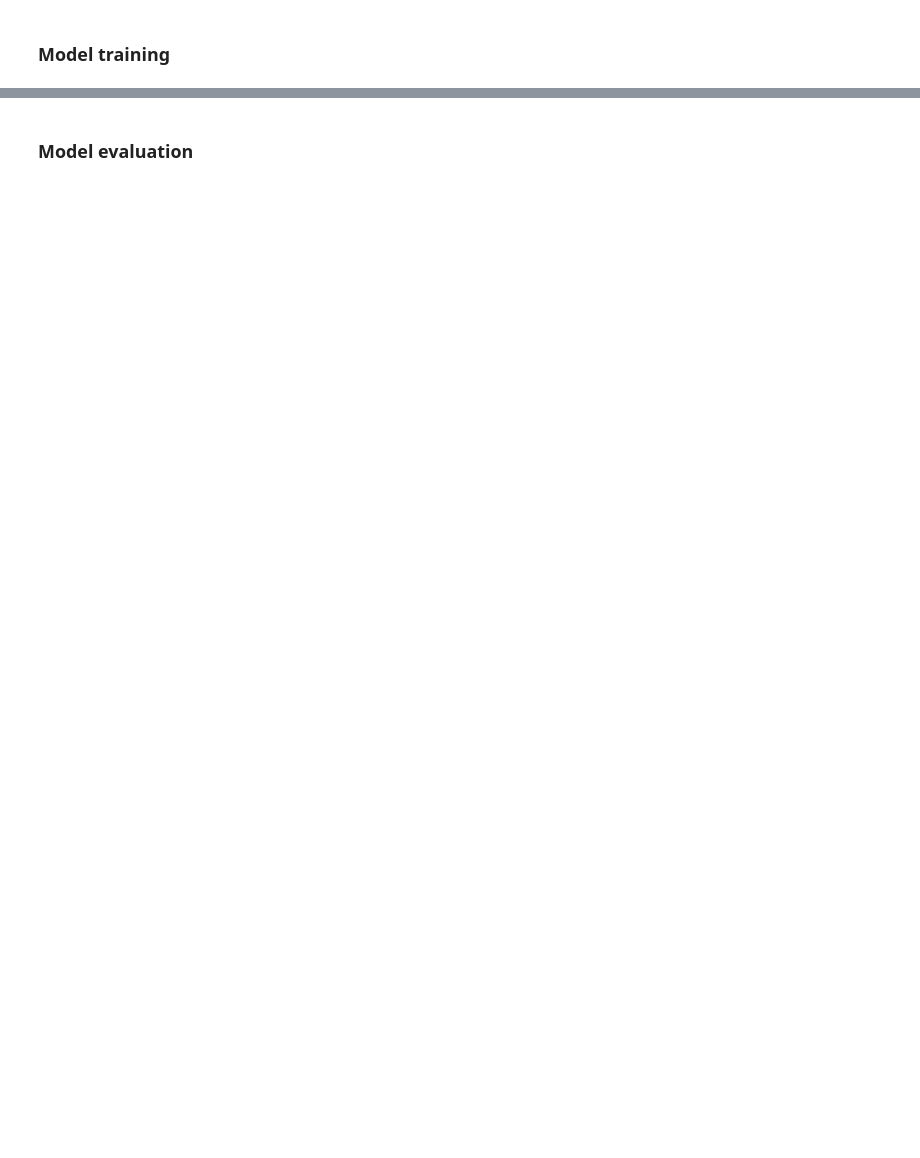
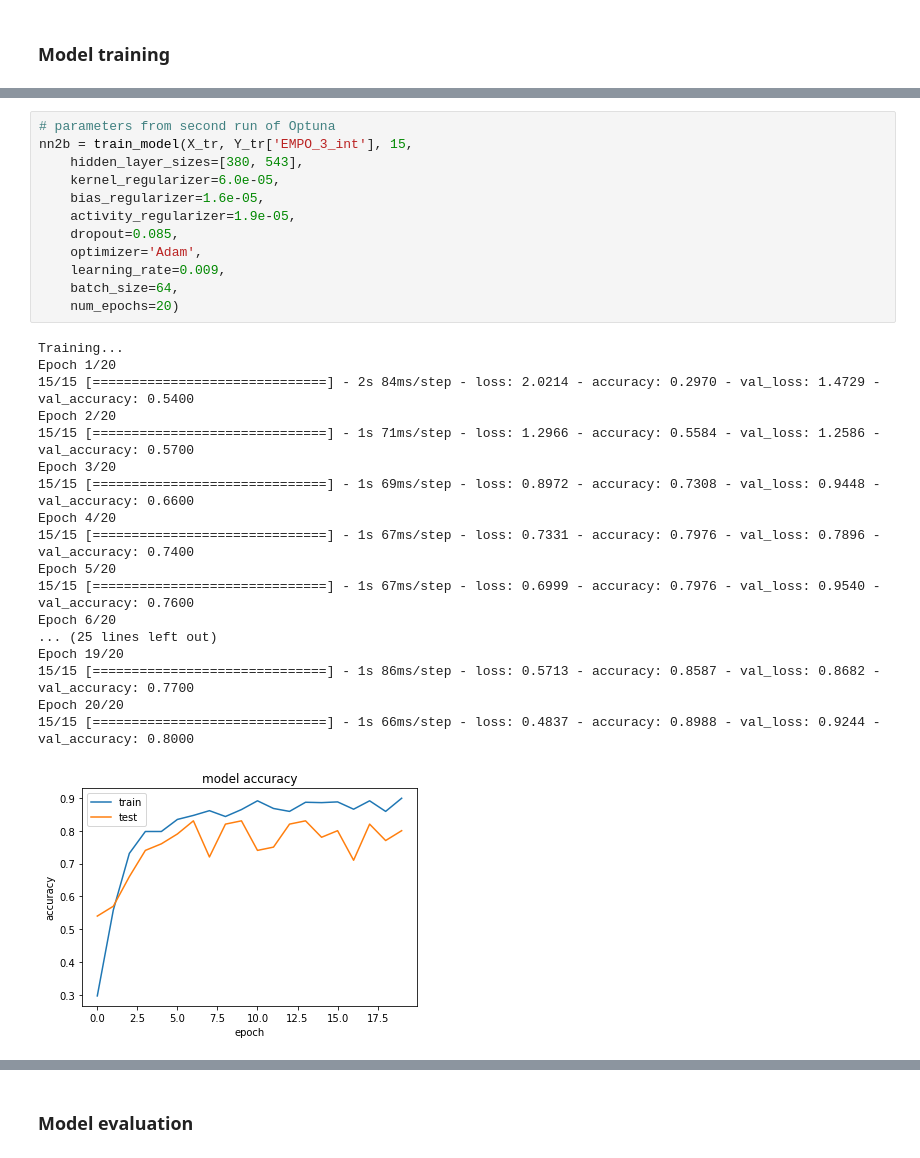
Before and after one commit to hlu17/Protein-Environment-Classification, a Jupyter notebook: modeling/neural_network.ipynb, the cells around one changed output, grey strips where cells are left out. Drawn from its saved outputs; the diff is of its cells as text; blank space fills up the shorter version.

```diff
--- a/modeling/neural_network.ipynb
+++ b/modeling/neural_network.ipynb
@@ -311,3 +353,34 @@ Total params: 3,841,773
 Trainable params: 3,841,773
 Non-trainable params: 0
 _________________________________________________________________
+# %%
+# parameters from second run of Optuna
+nn2b = train_model(X_tr, Y_tr['EMPO_3_int'], 15,
+    hidden_layer_sizes=[380, 543],
+    kernel_regularizer=6.0e-05,
+    bias_regularizer=1.6e-05,
+    activity_regularizer=1.9e-05,
+    dropout=0.085,
+    optimizer='Adam',
+    learning_rate=0.009,
+    batch_size=64,
+    num_epochs=20)
+# %% [output]
+Training...
+Epoch 1/20
+15/15 [==============================] - 2s 84ms/step - loss: 2.0214 - accuracy: 0.2970 - val_loss: 1.4729 - val_accuracy: 0.5400
+Epoch 2/20
+15/15 [==============================] - 1s 71ms/step - loss: 1.2966 - accuracy: 0.5584 - val_loss: 1.2586 - val_accuracy: 0.5700
+Epoch 3/20
+15/15 [==============================] - 1s 69ms/step - loss: 0.8972 - accuracy: 0.7308 - val_loss: 0.9448 - val_accuracy: 0.6600
+Epoch 4/20
+15/15 [==============================] - 1s 67ms/step - loss: 0.7331 - accuracy: 0.7976 - val_loss: 0.7896 - val_accuracy: 0.7400
+Epoch 5/20
+15/15 [==============================] - 1s 67ms/step - loss: 0.6999 - accuracy: 0.7976 - val_loss: 0.9540 - val_accuracy: 0.7600
+Epoch 6/20
+... (25 lines left out)
+Epoch 19/20
+15/15 [==============================] - 1s 86ms/step - loss: 0.5713 - accuracy: 0.8587 - val_loss: 0.8682 - val_accuracy: 0.7700
+Epoch 20/20
+15/15 [==============================] - 1s 66ms/step - loss: 0.4837 - accuracy: 0.8988 - val_loss: 0.9244 - val_accuracy: 0.8000
+[figure, added]
```
Also changed, not shown: parts of 12 cells of this notebook, 6 other files.
